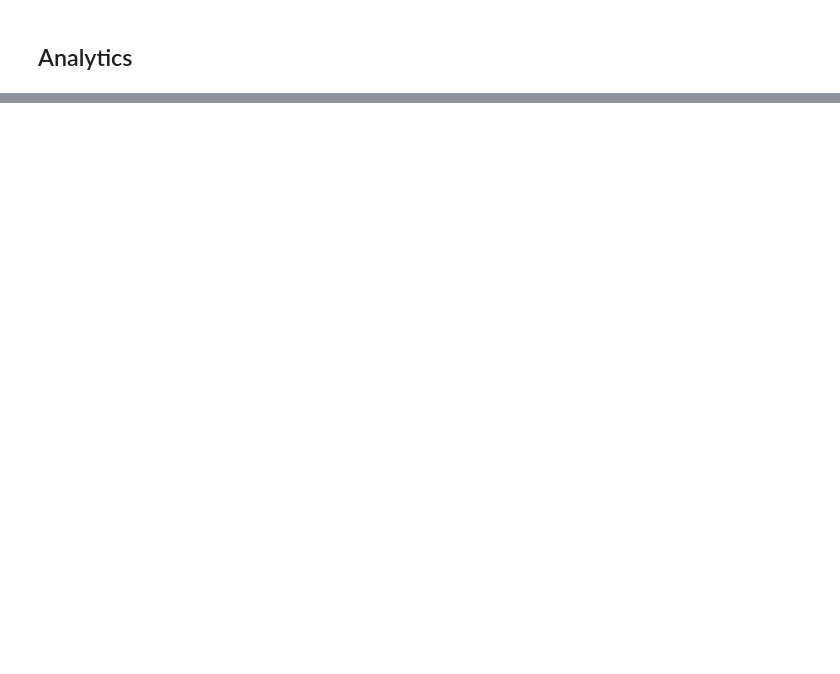
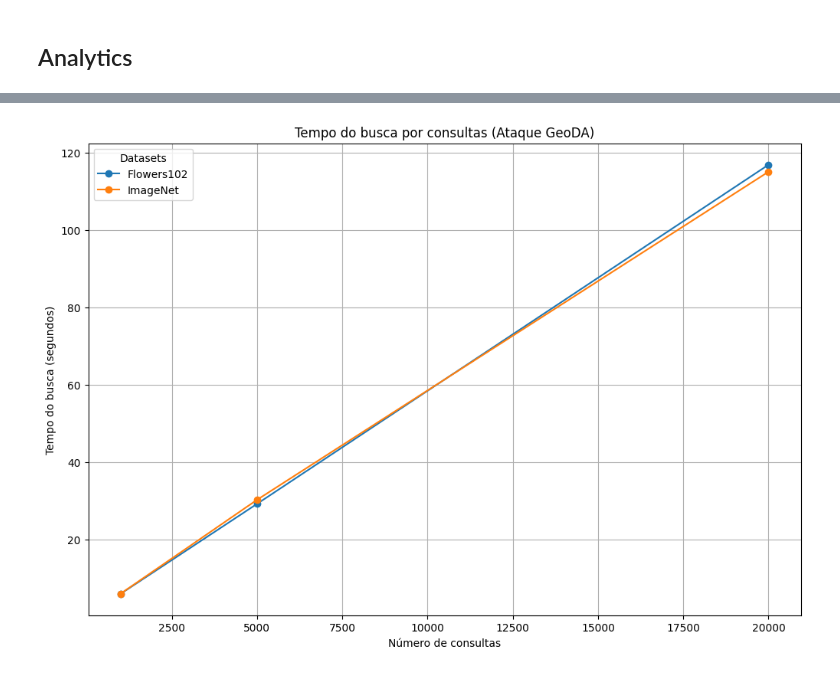
Before and after one commit to MauricioSight/GeoDA, a Jupyter notebook: GeoDA_resolved.ipynb, the cells around one changed output, grey strips where cells are left out. Drawn from its saved outputs; the diff is of its cells as text; code cells hidden in the pictures; blank space fills up the shorter version.

```diff
--- a/GeoDA_resolved.ipynb
+++ b/GeoDA_resolved.ipynb
@@ -1190,0 +963,7 @@ See the caveats in the documentation: https://pandas.pydata.org/pandas-docs/stab
+# %%
+df = pd.read_csv('log.csv')
+
+df['dataset'] = df['image'].apply(lambda x: 'ImageNet' if 'ILSVRC2012_img_val' in x else ('Flowers102' if 'Flowers102' in x else 'outro'))
+df = df[df['query_max'] != 10000]
+df = df[df['query_max'] != 500]
+df = df[df['norm_p'] != 0.0]
@@ -1190,0 +999,25 @@ See the caveats in the documentation: https://pandas.pydata.org/pandas-docs/stab
+# %%
+
+df_geoda = df[(df['attack'] == 'geoda') & (df['distance'] == 'l2')]
+
+grouped = df_geoda.groupby(['image', 'dataset', 'attack', 'query_max']).agg(time_sum=('time', 'sum')).reset_index()
+
+grouped = grouped.groupby(['dataset', 'attack', 'query_max']).agg(time_sum=('time_sum', 'median')).reset_index()
+
+datasets = grouped['dataset'].unique()
+plt.figure(figsize=(12, 8))
+
+for dataset in datasets:
+    subset = grouped[grouped['dataset'] == dataset]
+    # Ordenando pelo 'query_max' para garantir uma linha contínua
+    subset = subset.sort_values('query_max')
+    plt.plot(subset['query_max'], subset['time_sum'], label=dataset, marker='o')
+
+plt.title('Tempo do busca por consultas (Ataque GeoDA)')
+plt.xlabel('Número de consultas')
+plt.ylabel('Tempo do busca (segundos)')
+plt.legend(title='Datasets')
+plt.grid(True)
+plt.show()
+# %% [output]
+[figure, added]
```
Also changed, not shown: parts of 43 cells of this notebook, 4 other files.
